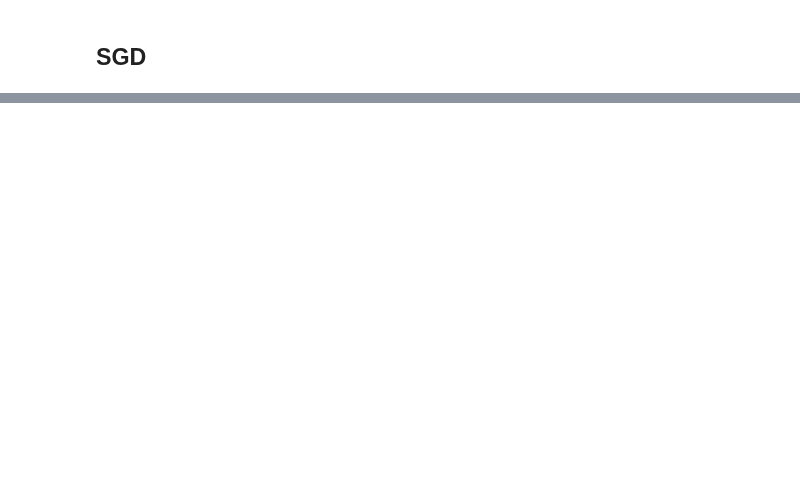
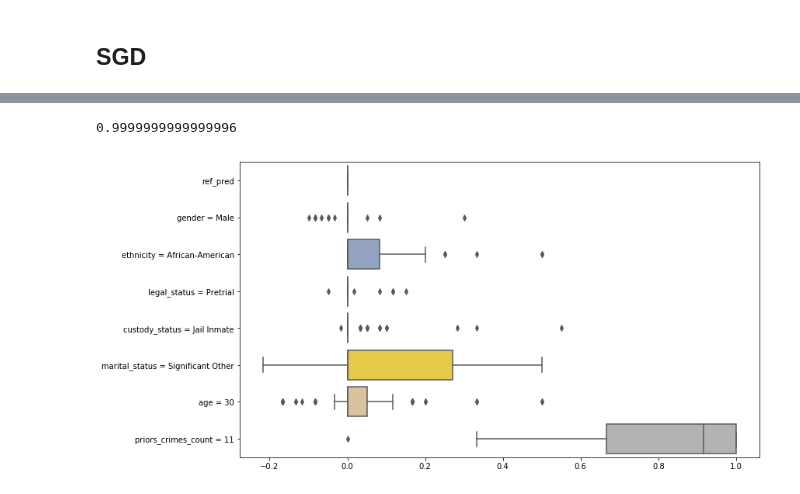
Before and after one commit to ThalesGroup/shapkit, a Jupyter notebook: tutorials/classification.ipynb, the cells around one changed output, grey strips where cells are left out. Cells and saved outputs as stored; diff of their text form; code cells hidden in the pictures; blank space fills up the shorter version.

```diff
--- a/tutorials/classification.ipynb
+++ b/tutorials/classification.ipynb
@@ -102,7 +106,7 @@ d, n
 # %% [output]
 (7, 126)
 # %%
-fc = lambda x: model.predict(x)
+fc = lambda x: int(model.predict(x))
 # %%
 r_class, x_class = 0, 0
 while x_class == r_class:
@@ -194,0 +201,5 @@ dtype: float64
+# %%
+pred_train = model.predict(X_train)
+idx_ref = np.argwhere(pred_train != x_class).flatten()
+pool_ref = X_train.iloc[idx_ref[:100]]
+pool_ref.head(5)
@@ -194,0 +213,10 @@ dtype: float64
+# %%
+n_ref = len(pool_ref)
+x_attributes = [feature + " = " + str(val) for feature, val in x.iteritems()]
+pool_shapley = pd.DataFrame(np.zeros((n_ref, d+1)), columns=["ref_pred"] + x_attributes)
+for i in range(n_ref):
+    r = pool_ref.iloc[i]
+    ref_pred = fc_class(r.values)
+    pool_shapley.iloc[i,0] = ref_pred
+    true_shap = ShapleyValues(x=x, fc=fc_class, r=r)
+    pool_shapley.iloc[i,1:] = true_shap.values
@@ -194,0 +236,10 @@ dtype: float64
+# %%
+np.sum(mean_pool_shap)
+# %% [output]
+0.9999999999999996
+# %%
+plt.figure(figsize=(12,7))
+ax = sns.boxplot(data=pool_shapley, orient="h", palette="Set2")
+plt.show()
+# %% [output]
+[figure, added]
```
Also changed, not shown: parts of 10 cells of this notebook, 7 other files.
